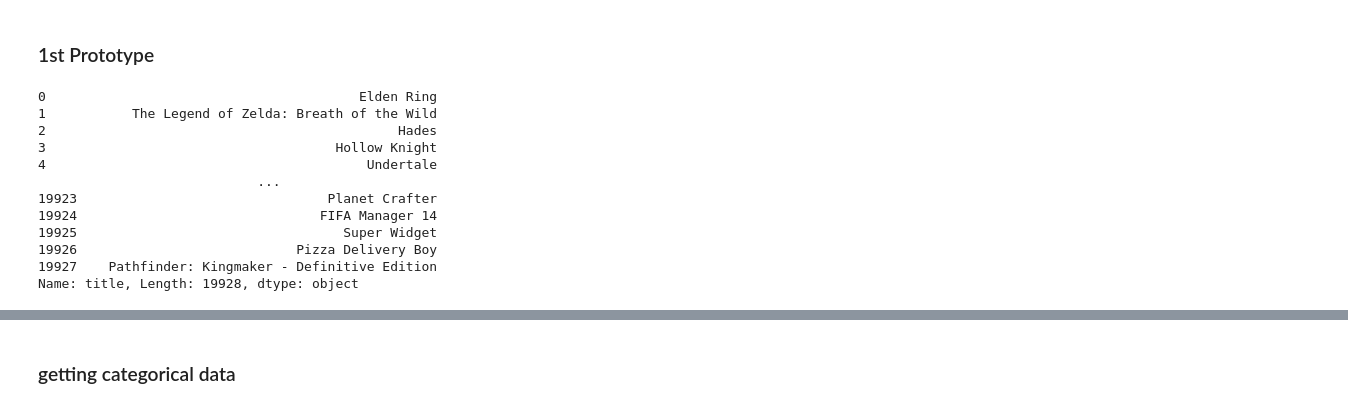
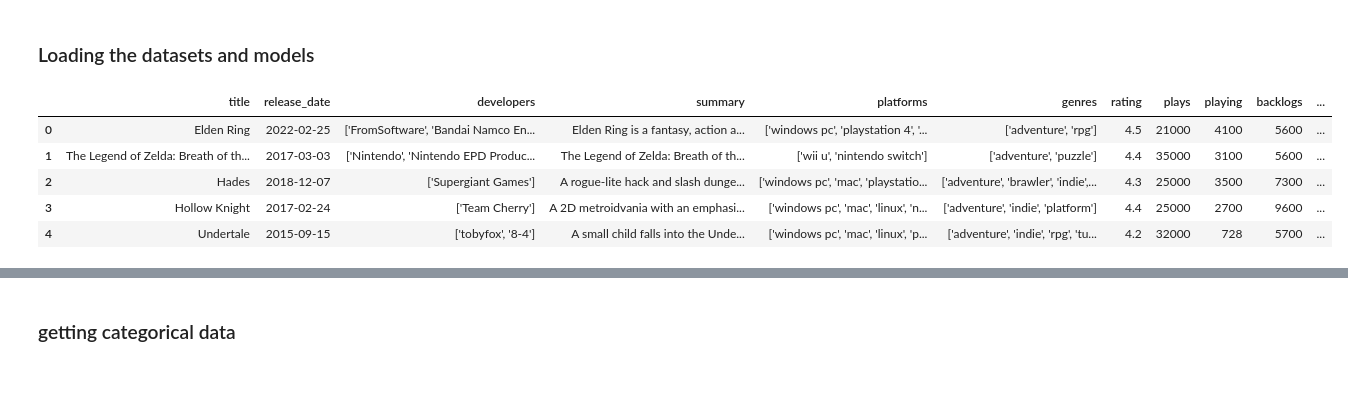
Before and after one commit to jaineeldesai/Game-Recommender, a Jupyter notebook: games_recommender.ipynb, the cells around one changed output, grey strips where cells are left out. Drawn from its saved outputs; the diff is of its cells as text; code cells hidden in the pictures; blank space fills up the shorter version.

```diff
--- a/games_recommender.ipynb
+++ b/games_recommender.ipynb
@@ -10,5 +14,4 @@ from IPython.display import clear_output
 # %% [markdown]
-### 1st Prototype
+### Loading the datasets and models
 # %%
-games=pd.read_csv('datasets/games.csv',index_col=0)
-games_clusters=pd.read_csv('datasets/games_wt_clusters.csv',index_col=0)
+game_clusters=pd.read_csv('datasets/games_wt_clusters.csv',index_col=0)
@@ -18,21 +18,15 @@ games_clusters=pd.read_csv('datasets/games_wt_clusters.csv',index_col=0)
+# %%
+game_clusters.head()
+# %% [output]
+|  | title | release_date | developers | summary | platforms | genres | rating | plays | playing | backlogs | ... |
+| 0 | Elden Ring | 2022-02-25 | ['FromSoftware', 'Bandai Namco En... | Elden Ring is a fantasy, action a... | ['windows pc', 'playstation 4', '... | ['adventure', 'rpg'] | 4.5 | 21000 | 4100 | 5600 | ... |
+| 1 | The Legend of Zelda: Breath of th... | 2017-03-03 | ['Nintendo', 'Nintendo EPD Produc... | The Legend of Zelda: Breath of th... | ['wii u', 'nintendo switch'] | ['adventure', 'puzzle'] | 4.4 | 35000 | 3100 | 5600 | ... |
+| 2 | Hades | 2018-12-07 | ['Supergiant Games'] | A rogue-lite hack and slash dunge... | ['windows pc', 'mac', 'playstatio... | ['adventure', 'brawler', 'indie',... | 4.3 | 25000 | 3500 | 7300 | ... |
+| 3 | Hollow Knight | 2017-02-24 | ['Team Cherry'] | A 2D metroidvania with an emphasi... | ['windows pc', 'mac', 'linux', 'n... | ['adventure', 'indie', 'platform'] | 4.4 | 25000 | 2700 | 9600 | ... |
+| 4 | Undertale | 2015-09-15 | ['tobyfox', '8-4'] | A small child falls into the Unde... | ['windows pc', 'mac', 'linux', 'p... | ['adventure', 'indie', 'rpg', 'tu... | 4.2 | 32000 | 728 | 5700 | ... |
 # %%
 pl_cols=list(pickle.load(open('datasets/pl_cols.pkl', 'rb')))
 ge_cols=list(pickle.load(open('datasets/ge_cols.pkl', 'rb')))
 # %%
 scaler=pickle.load(open('models/scaler.sav','rb'))
 model= pickle.load(open('models/cluster_model.sav','rb'))
-# %%
-games_clusters['title']
-# %% [output]
-0                                        Elden Ring
-1           The Legend of Zelda: Breath of the Wild
-2                                             Hades
-3                                     Hollow Knight
-4                                         Undertale
-                            ...
-19923                                Planet Crafter
-19924                               FIFA Manager 14
-19925                                  Super Widget
-19926                            Pizza Delivery Boy
-19927    Pathfinder: Kingmaker - Definitive Edition
-Name: title, Length: 19928, dtype: object
```
Also changed, not shown: parts of 70 cells of this notebook, 1 other file.
